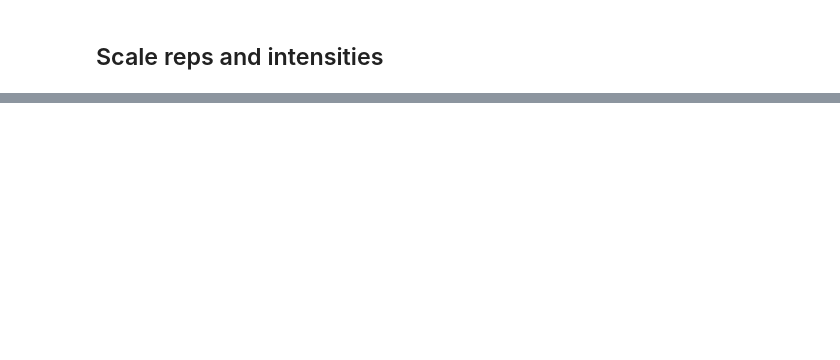
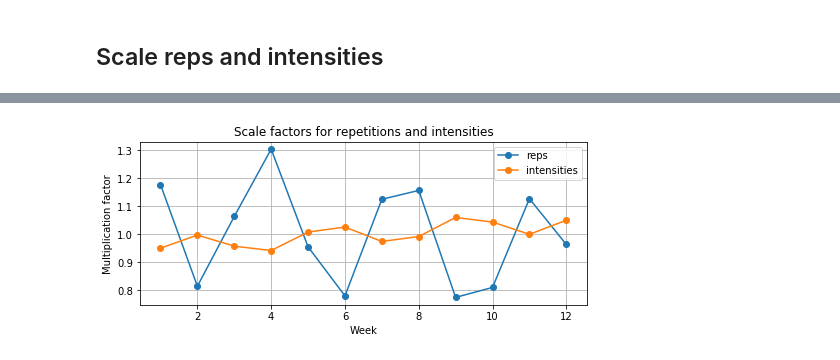
Before and after one commit to tommyod/streprogen, a Jupyter notebook: docs/jupyter_notebooks/advanced.ipynb, the cells around one changed output, grey strips where cells are left out. Cells and saved outputs as stored; diff of their text form; code cells hidden in the pictures; blank space fills up the shorter version.

```diff
--- a/docs/jupyter_notebooks/advanced.ipynb
+++ b/docs/jupyter_notebooks/advanced.ipynb
@@ -251,0 +119,23 @@ Exercise information
+# %%
+duration = 12
+
+# A function to create scalers for the repetitions and itensity
+reps      = partial(progression_sinusoidal, start_weight = 1.1,  end_weight = 0.9,  start_week = 1, end_week = duration, periods=3, scale=0.25, offset=2)
+intensity = partial(progression_sinusoidal, start_weight = 0.95, end_weight = 1.05, start_week = 1, end_week = duration, periods=3, scale=0.04, offset=0)
+
+# Create lists
+weeks = list(range(1, duration + 1))
+intensities = list(map(intensity, weeks))
+reps = list(map(reps, weeks))
+# %%
+plt.figure(figsize = (8, 3))
+plt.title('Scale factors for repetitions and intensities')
+plt.plot(weeks, reps, 'o-', label = 'reps')
+plt.plot(weeks, intensities, 'o-', label = 'intensities')
+plt.ylabel('Multiplication factor')
+plt.xlabel('Week')
+plt.legend(loc = 'best')
+plt.grid(True)
+plt.show()
+# %% [output]
+[figure, added]
```
Also changed, not shown: parts of 23 cells of this notebook, 15 other files.
